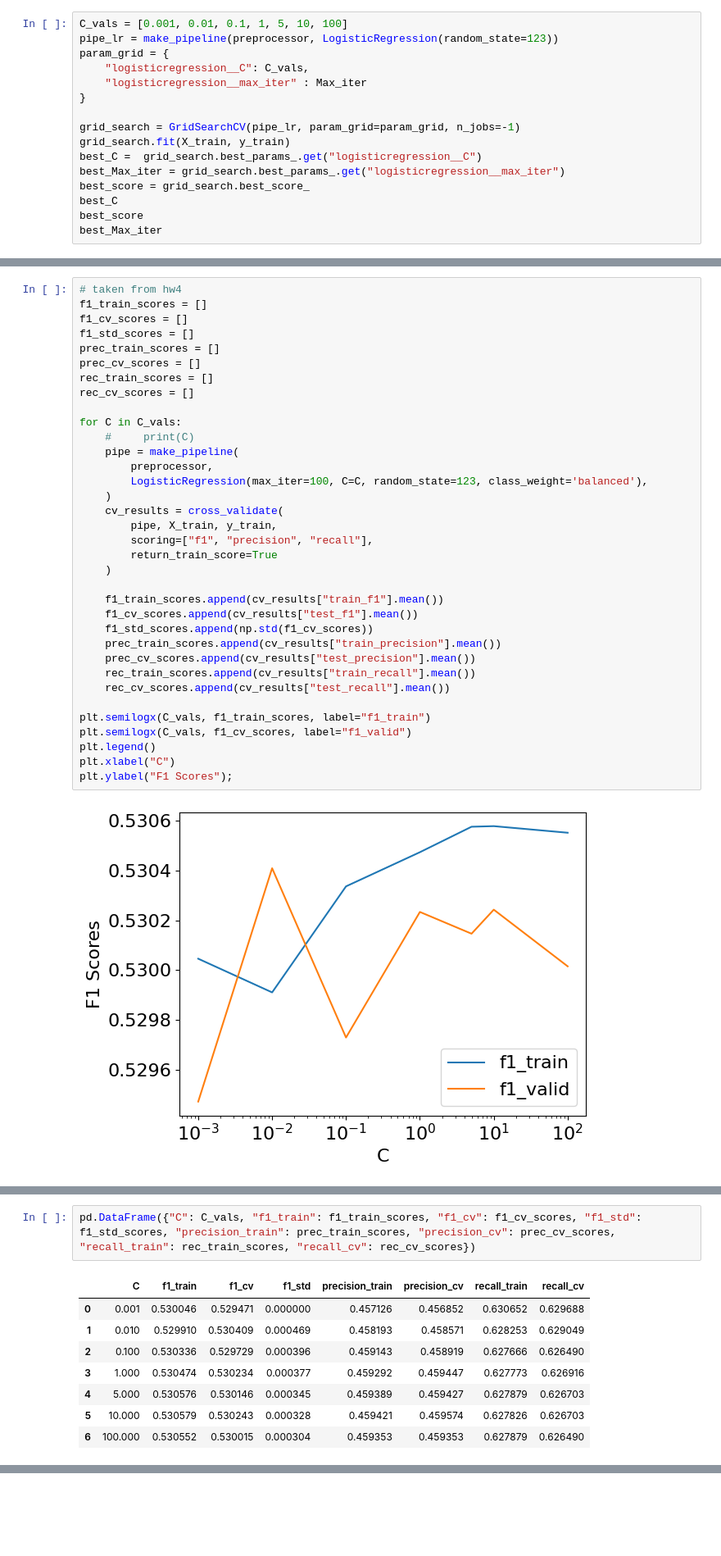
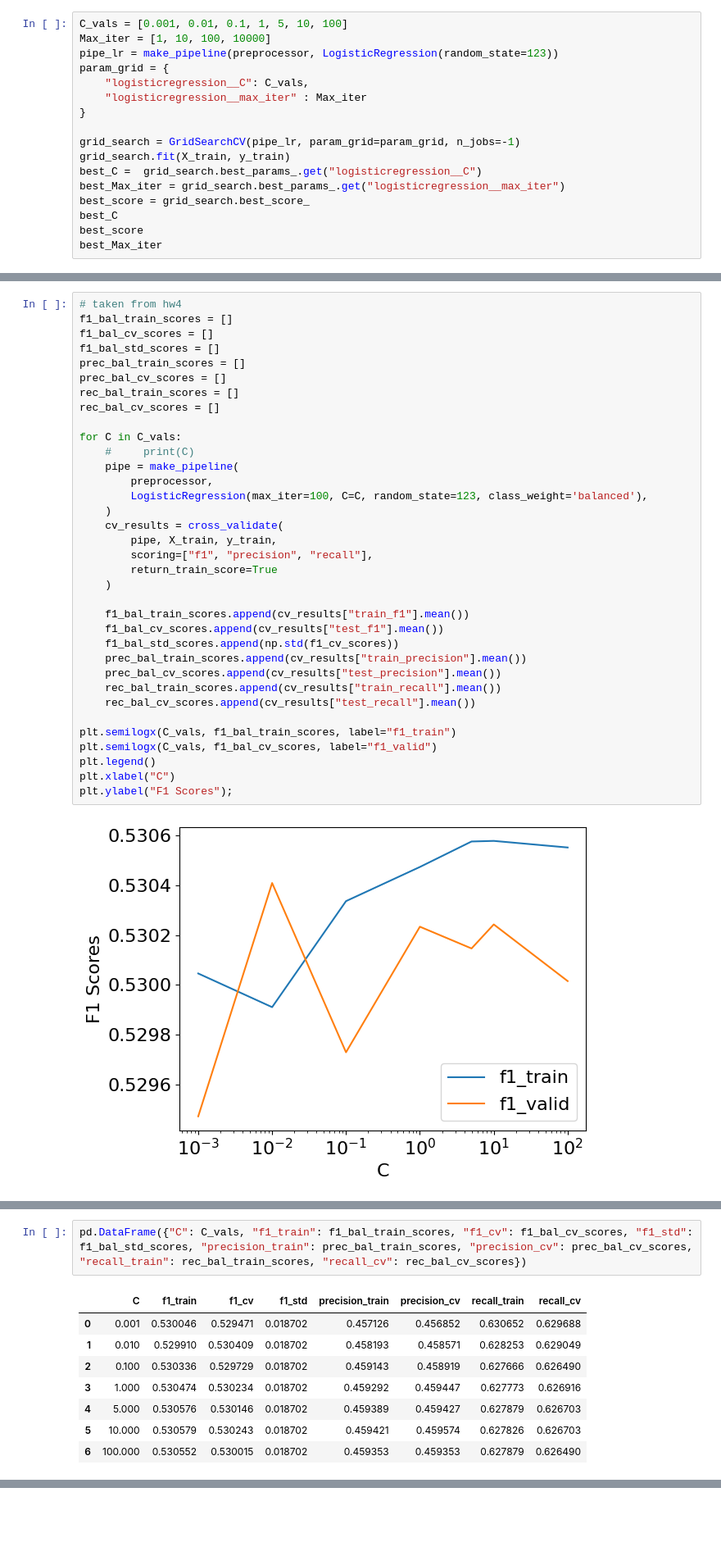
Before and after one commit to angshe/330hw5, a Jupyter notebook: hw5.ipynb, the cells around one changed output, grey strips where cells are left out. Shown at 82% size. Drawn from its saved outputs; the diff is of its cells as text.

```diff
--- a/hw5.ipynb
+++ b/hw5.ipynb
@@ -602,6 +602,7 @@ train_score    0.809702
 dtype: float64
 # %%
 C_vals = [0.001, 0.01, 0.1, 1, 5, 10, 100]
+Max_iter = [1, 10, 100, 10000]
 pipe_lr = make_pipeline(preprocessor, LogisticRegression(random_state=123))
 param_grid = {
     "logisticregression__C": C_vals,
@@ -757,13 +770,13 @@ pd.DataFrame({"C": C_vals, "train": train_scores, "cv": cv_scores, "std": std_sc
 | 6 | 100.000 | 0.751952 | 0.751905 | 0.000658 |
 # %%
 # taken from hw4
-f1_train_scores = []
-f1_cv_scores = []
-f1_std_scores = []
-prec_train_scores = []
-prec_cv_scores = []
-rec_train_scores = []
-rec_cv_scores = []
+f1_bal_train_scores = []
+f1_bal_cv_scores = []
+f1_bal_std_scores = []
+prec_bal_train_scores = []
+prec_bal_cv_scores = []
+rec_bal_train_scores = []
+rec_bal_cv_scores = []
 
 for C in C_vals:
     #     print(C)
@@ -777,16 +790,16 @@ for C in C_vals:
         return_train_score=True
     )
 
-    f1_train_scores.append(cv_results["train_f1"].mean())
-    f1_cv_scores.append(cv_results["test_f1"].mean())
-    f1_std_scores.append(np.std(f1_cv_scores))
-    prec_train_scores.append(cv_results["train_precision"].mean())
-    prec_cv_scores.append(cv_results["test_precision"].mean())
-    rec_train_scores.append(cv_results["train_recall"].mean())
-    rec_cv_scores.append(cv_results["test_recall"].mean())
+    f1_bal_train_scores.append(cv_results["train_f1"].mean())
+    f1_bal_cv_scores.append(cv_results["test_f1"].mean())
+    f1_bal_std_scores.append(np.std(f1_cv_scores))
+    prec_bal_train_scores.append(cv_results["train_precision"].mean())
+    prec_bal_cv_scores.append(cv_results["test_precision"].mean())
+    rec_bal_train_scores.append(cv_results["train_recall"].mean())
+    rec_bal_cv_scores.append(cv_results["test_recall"].mean())
 
-plt.semilogx(C_vals, f1_train_scores, label="f1_train")
-plt.semilogx(C_vals, f1_cv_scores, label="f1_valid")
+plt.semilogx(C_vals, f1_bal_train_scores, label="f1_train")
+plt.semilogx(C_vals, f1_bal_cv_scores, label="f1_valid")
 plt.legend()
 plt.xlabel("C")
 plt.ylabel("F1 Scores");
@@ -804,11 +828,11 @@ plt.ylabel("Precision Scores");
 # %%
-pd.DataFrame({"C": C_vals, "f1_train": f1_train_scores, "f1_cv": f1_cv_scores, "f1_std": f1_std_scores, "precision_train": prec_train_scores, "precision_cv": prec_cv_scores, "recall_train": rec_train_scores, "recall_cv": rec_cv_scores})
+pd.DataFrame({"C": C_vals, "f1_train": f1_bal_train_scores, "f1_cv": f1_bal_cv_scores, "f1_std": f1_bal_std_scores, "precision_train": prec_bal_train_scores, "precision_cv": prec_bal_cv_scores, "recall_train": rec_bal_train_scores, "recall_cv": rec_bal_cv_scores})
 # %% [output]
 |  | C | f1_train | f1_cv | f1_std | precision_train | precision_cv | recall_train | recall_cv |
-| 0 | 0.001 | 0.530046 | 0.529471 | 0.000000 | 0.457126 | 0.456852 | 0.630652 | 0.629688 |
-| 1 | 0.010 | 0.529910 | 0.530409 | 0.000469 | 0.458193 | 0.458571 | 0.628253 | 0.629049 |
-| 2 | 0.100 | 0.530336 | 0.529729 | 0.000396 | 0.459143 | 0.458919 | 0.627666 | 0.626490 |
-| 3 | 1.000 | 0.530474 | 0.530234 | 0.000377 | 0.459292 | 0.459447 | 0.627773 | 0.626916 |
-| 4 | 5.000 | 0.530576 | 0.530146 | 0.000345 | 0.459389 | 0.459427 | 0.627879 | 0.626703 |
-| 5 | 10.000 | 0.530579 | 0.530243 | 0.000328 | 0.459421 | 0.459574 | 0.627826 | 0.626703 |
-| 6 | 100.000 | 0.530552 | 0.530015 | 0.000304 | 0.459353 | 0.459353 | 0.627879 | 0.626490 |
+| 0 | 0.001 | 0.530046 | 0.529471 | 0.018702 | 0.457126 | 0.456852 | 0.630652 | 0.629688 |
+| 1 | 0.010 | 0.529910 | 0.530409 | 0.018702 | 0.458193 | 0.458571 | 0.628253 | 0.629049 |
+| 2 | 0.100 | 0.530336 | 0.529729 | 0.018702 | 0.459143 | 0.458919 | 0.627666 | 0.626490 |
+| 3 | 1.000 | 0.530474 | 0.530234 | 0.018702 | 0.459292 | 0.459447 | 0.627773 | 0.626916 |
+| 4 | 5.000 | 0.530576 | 0.530146 | 0.018702 | 0.459389 | 0.459427 | 0.627879 | 0.626703 |
+| 5 | 10.000 | 0.530579 | 0.530243 | 0.018702 | 0.459421 | 0.459574 | 0.627826 | 0.626703 |
+| 6 | 100.000 | 0.530552 | 0.530015 | 0.018702 | 0.459353 | 0.459353 | 0.627879 | 0.626490 |
```
Also changed, not shown: parts of 12 cells of this notebook, 1 other file.
